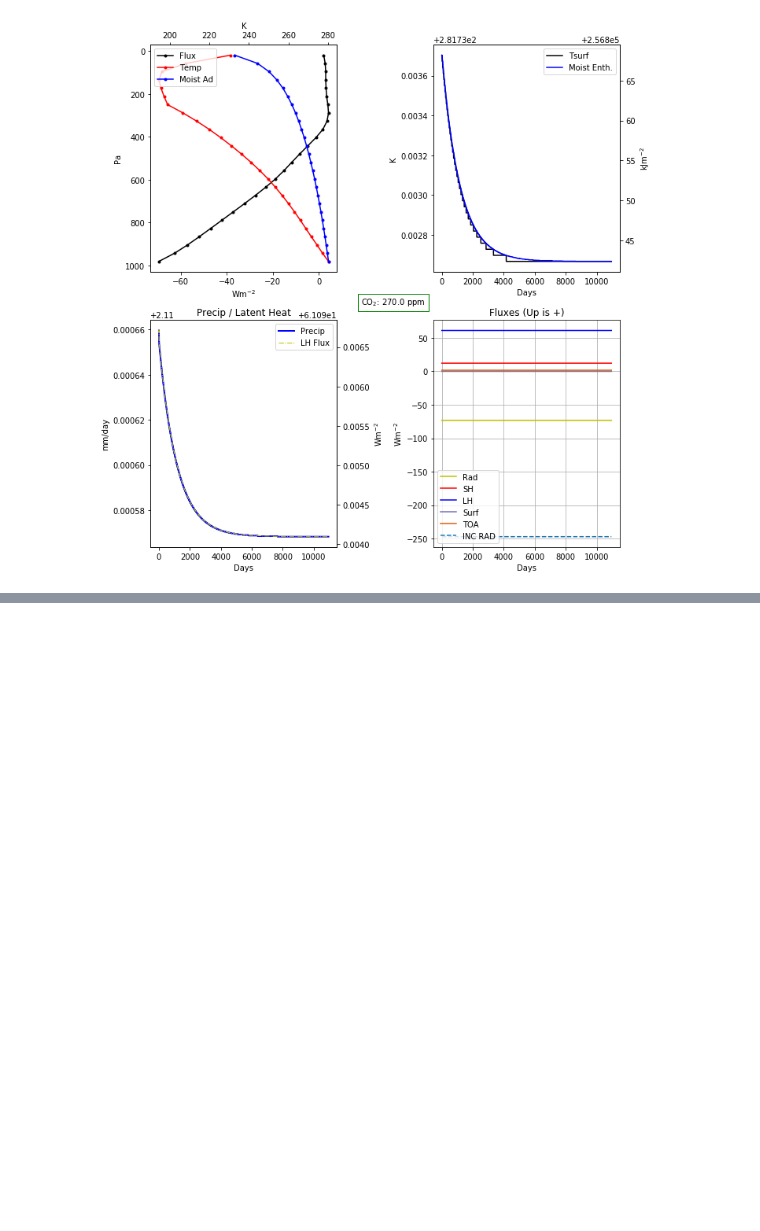
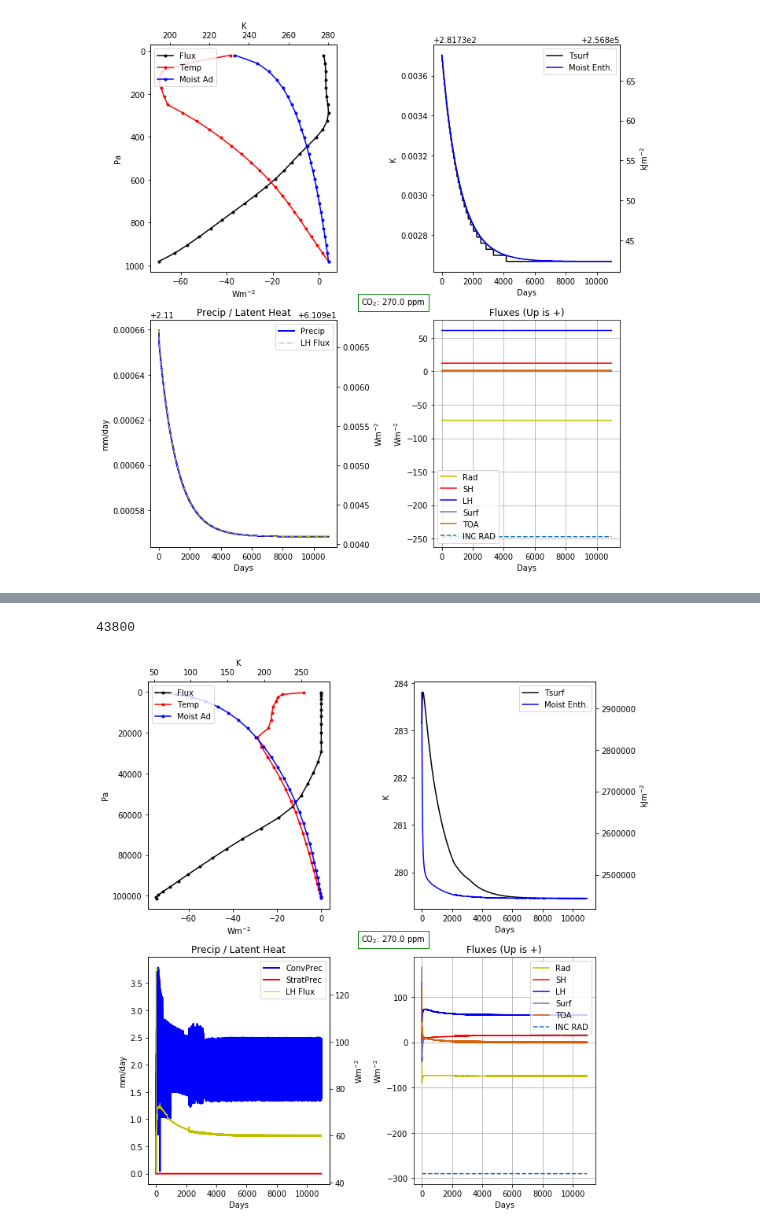
Before and after one commit to HaynesStephens/climproj, a Jupyter notebook: plot_time_series.ipynb, the cells around one changed output, grey strips where cells are left out. Saved outputs shown, nothing was run; the diff lists cells and outputs as text; code cells hidden in the pictures; blank space fills up the shorter version.

```diff
--- a/plot_time_series.ipynb
+++ b/plot_time_series.ipynb
@@ -245,2 +245,5 @@ OSError: /Users/haynesstephens1/uchi/research/climproj/climt_files/test_a1_b1_c1
 # %%
-plot_time_series('test_a1_b1_c1_270i_939solar_dryconv_usurf_noseason')
+plot_time_series('global_control_dryconv_strat_prec')
+# %% [output]
+43800
+[figure, added]
```
Also changed, not shown: parts of 2 cells of this notebook.
